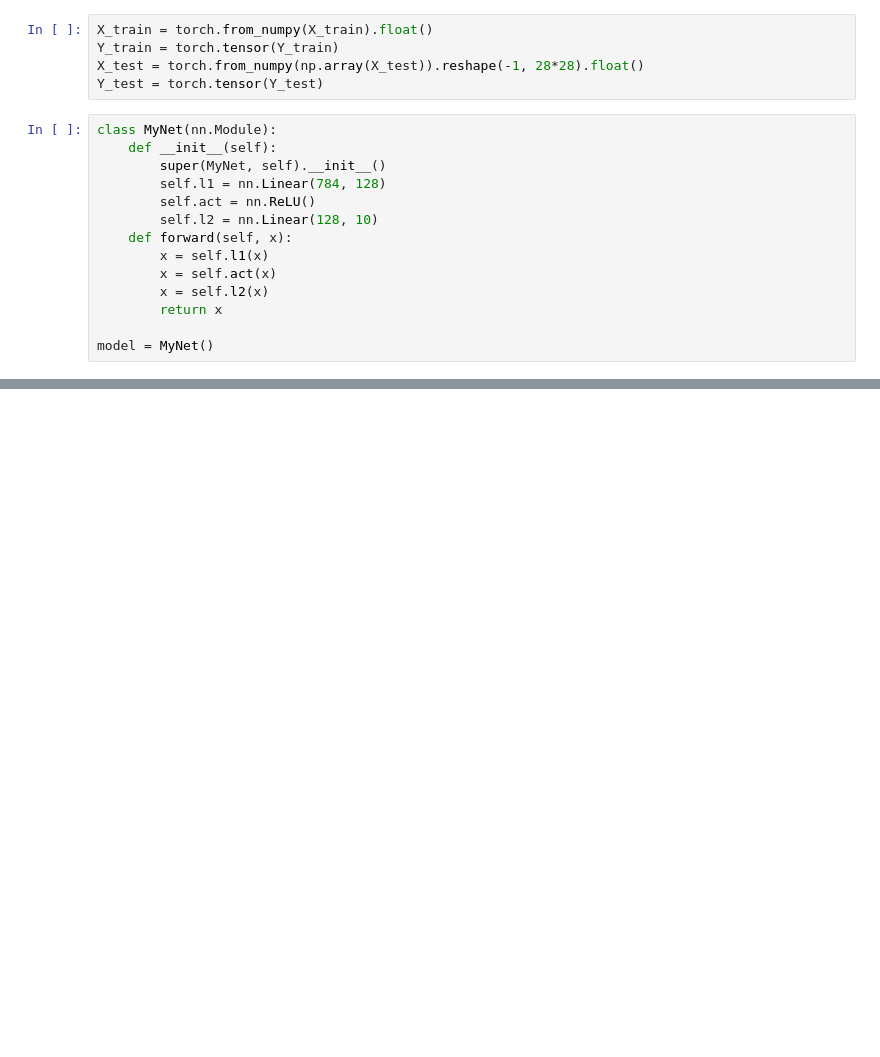
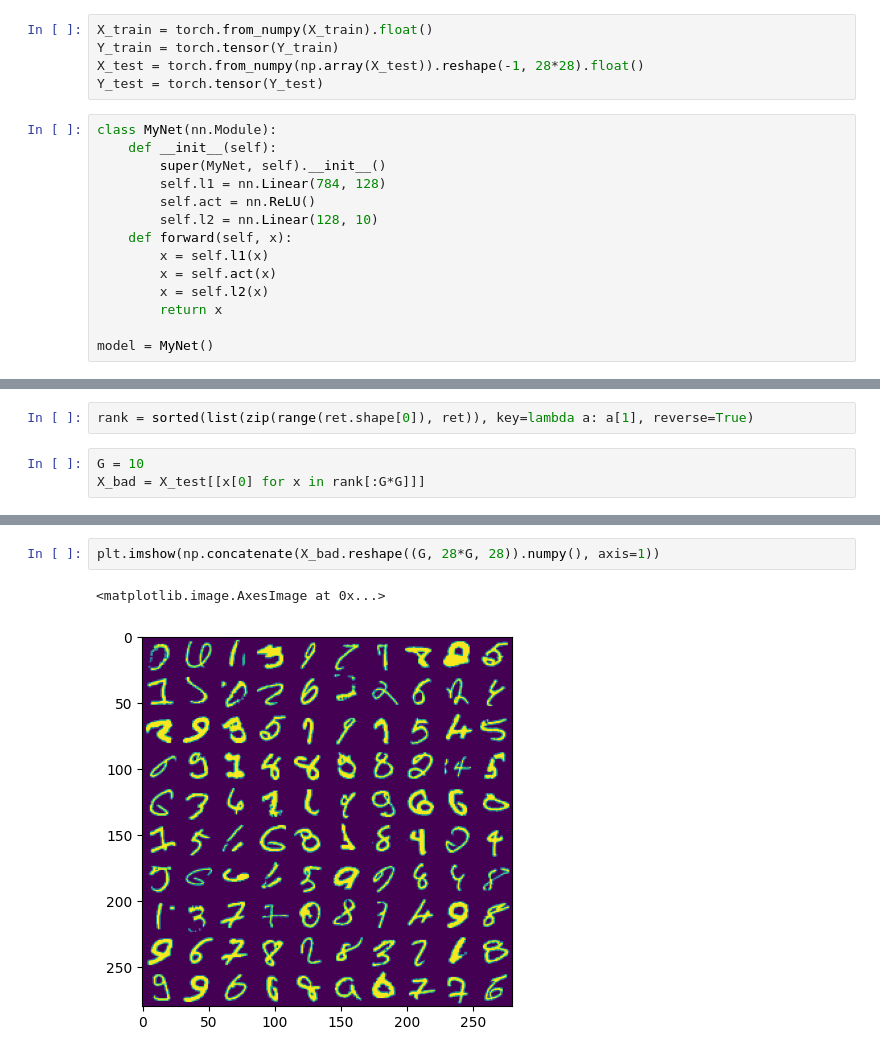
Before and after one commit to Xue10/neural-networks-practice, a Jupyter notebook: mnist.ipynb, the cells around one changed output, grey strips where cells are left out. Saved outputs shown, nothing was run; the diff lists cells and outputs as text; blank space fills up the shorter version.

```diff
--- a/mnist.ipynb
+++ b/mnist.ipynb
@@ -103,0 +179,5 @@ plt.plot(accs)
+# %%
+rank = sorted(list(zip(range(ret.shape[0]), ret)), key=lambda a: a[1], reverse=True)
+# %%
+G = 10
+X_bad = X_test[[x[0] for x in rank[:G*G]]]
@@ -103,0 +196,5 @@ plt.plot(accs)
+# %%
+plt.imshow(np.concatenate(X_bad.reshape((G, 28*G, 28)).numpy(), axis=1))
+# %% [output]
+<matplotlib.image.AxesImage at 0x...>
+[figure, added]
```
Also changed, not shown: parts of 23 cells of this notebook.
